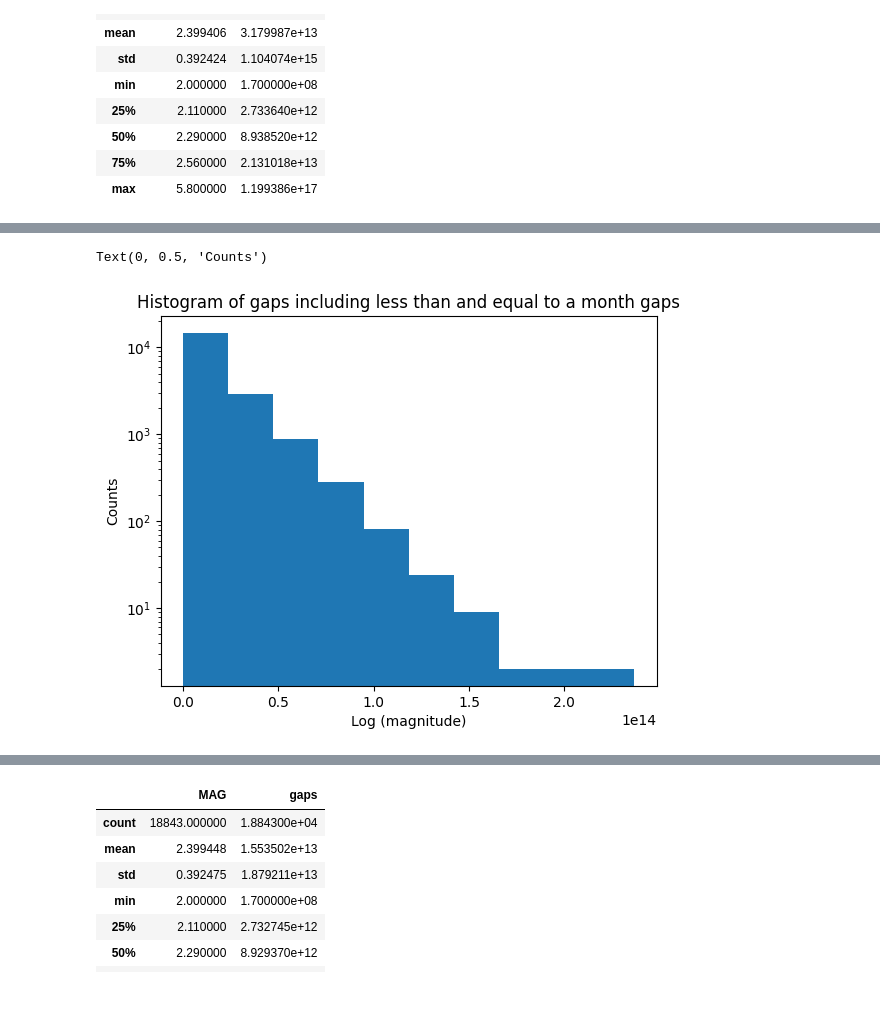
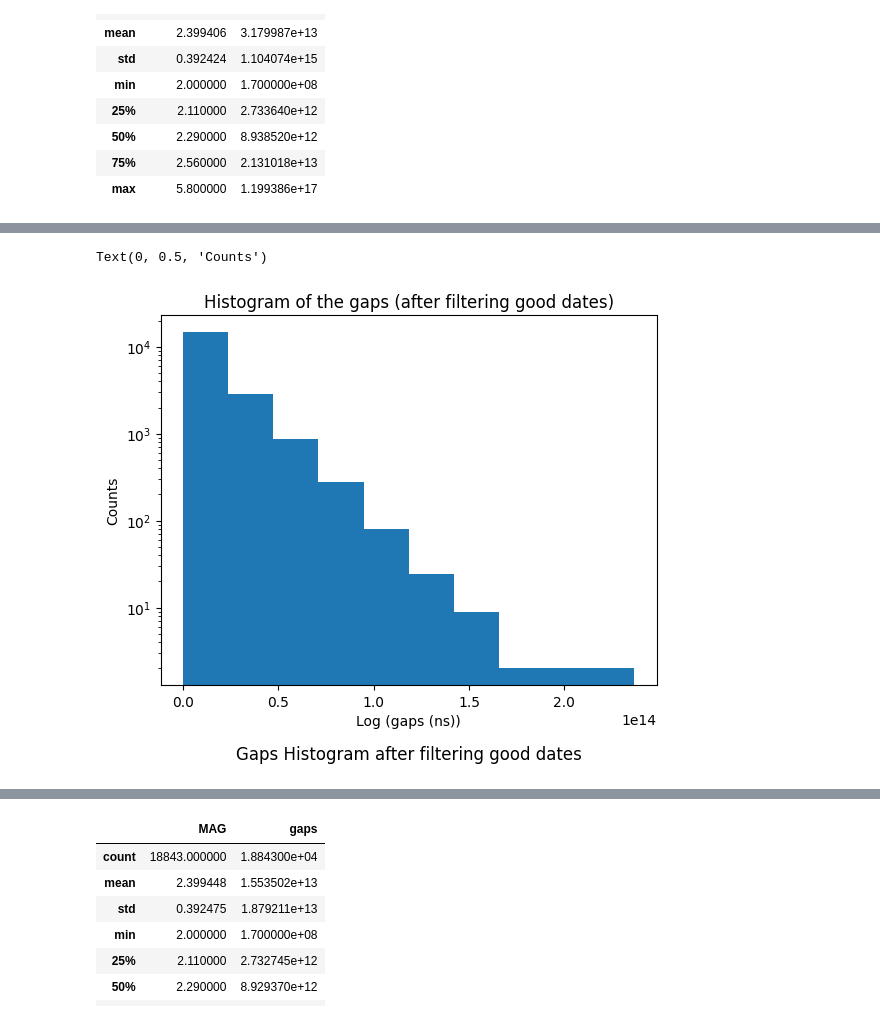
Before and after one commit to bivekpok/DSPS_BPokhrel, a Jupyter notebook: HW3/Hw3.ipynb, the cells around one changed output, grey strips where cells are left out. Drawn from its saved outputs; the diff is of its cells as text; code cells hidden in the pictures.

```diff
--- a/HW3/Hw3.ipynb
+++ b/HW3/Hw3.ipynb
@@ -240,9 +242,11 @@ Text(0, 0.5, 'Counts')
 # %%
 eq_final = eq_good[eq_good['gaps'] < 10**9*30*24*60*60] ## only within a month gaps taken
 # %%
-eq_final['gaps'].plot(kind = 'hist', bins =10, logy = True, title = 'Histogram of gaps including less than and equal to a month gaps' )
-plt.xlabel('Log (magnitude)')
+eq_final['gaps'].plot(kind = 'hist', bins =10, logy = True, title = 'Histogram of the gaps (after filtering good dates)')
+plt.xlabel('Log (gaps (ns))')
+plt.text(0.5, -0.2, "Gaps Histogram after filtering good dates", ha='center', fontsize=12, transform=plt.gca().transAxes)
+
 plt.ylabel('Counts')
 # %% [output]
 Text(0, 0.5, 'Counts')
-[figure, old version]
+[figure, new version]
```
Also changed, not shown: parts of 10 cells of this notebook.
